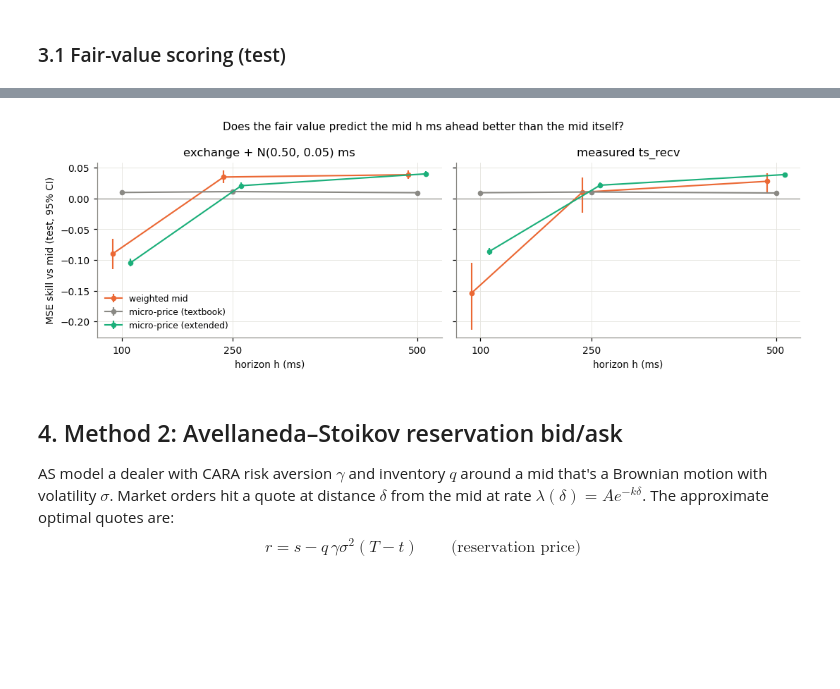
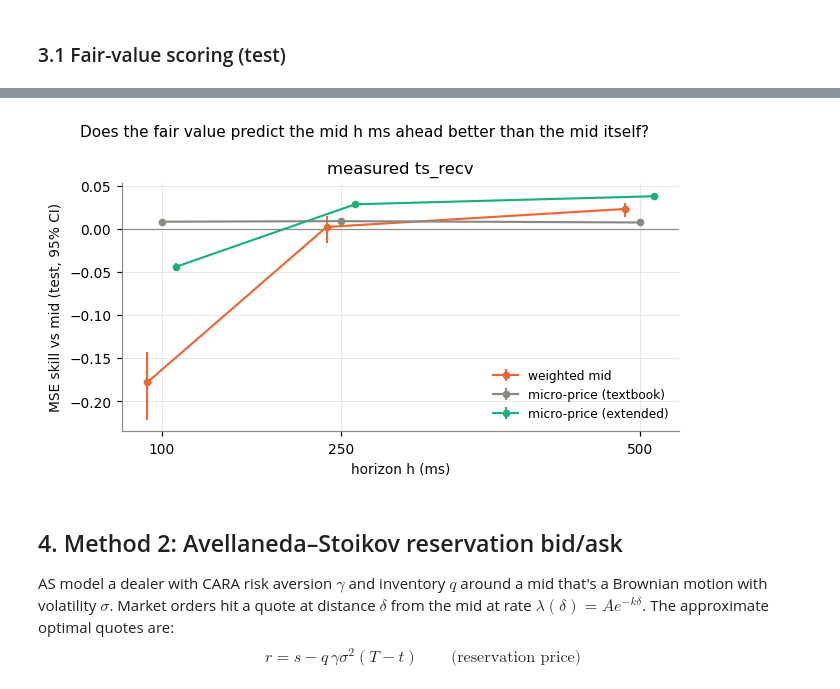
Before and after one commit to aliquid-novi/crypto_research, a Jupyter notebook: hl_mm_baseline.ipynb, the cells around one changed output, grey strips where cells are left out. Drawn from its saved outputs; the diff is of its cells as text; code cells hidden in the pictures; blank space fills up the shorter version.

```diff
--- a/hl_mm_baseline.ipynb
+++ b/hl_mm_baseline.ipynb
@@ -97,15 +109,13 @@ MAX_L1_GAP_MS = 30_000      # ASSUMPTION: no HL bbo update for this symbol for 3
 MAX_TR_GAP_MS = 120_000     # ASSUMPTION: no HL trade for 2 min = trade feed hole (normal rate ~1.6/s)
 MIN_SEG_MS = 10 * 60_000    # ASSUMPTION: ignore covered segments shorter than 10 min
 
-# --- latency scenarios (clock in which "known" and "live" are measured) ---
-# exchange: an event at exchange time t is known at t + L_feed; a quote decided at tau is live from tau + L_order.
-# recv:     everything on the VM clock; the book is known when it arrives (ts_recv); fills are judged on trade arrival.
-SCENARIOS = {
-    "exchange + N(0.50, 0.05) ms": dict(clock="exch", feed=(0.50, 0.05), order=(0.50, 0.05)),  # Mark's figure; ASSUMPTION: same for order entry
-    "measured ts_recv": dict(clock="recv", order_delay_ms=0.0),
-    # ASSUMPTION: in the recv scenario a quote can be hit by trades *received* after the decision, i.e. order-entry
-    # latency = 0 on top of the feed delay. That's optimistic; raise order_delay_ms to test it.
-}
+# --- clock / latency ---
+# Everything is on the VM clock: the book is known when it arrives (ts_recv), and fills are judged on trade arrival.
+ORDER_DELAY_MS = 0.0   # ASSUMPTION: a quote can be hit by trades *received* right after the decision. Trades arrive ~300 ms
+                       # after they execute, so at 0 the quote is filled by trades that happened before it was sent
+                       # (infeasible). A feasible value is >= feed lag + order entry; Mark to choose.
+SCENARIOS = {"measured ts_recv": dict(clock="recv", order_delay_ms=ORDER_DELAY_MS)}
+REF = "measured ts_recv"   # the scenario the plots use
 
 # --- fair value (microprice) ---
 FV_HORIZONS_MS = [100, 250, 500]   # the MFT window you asked for
@@ -406,5 +402,5 @@ for nm, mps in MP.items():
 # %%
-v0 = VIEWS["exchange + N(0.50, 0.05) ms"]
+v0 = VIEWS[REF]
 centres = (np.arange(N_IMB) + 0.5) / N_IMB
 # realised mean mid change h ms ahead, by state, on TRAIN (what the fair values are trying to anticipate)
 g_tr, _ = grid(T0, T_SPLIT, 100, pad=500)
@@ -423,6 +419,6 @@ for j in range(2):
     ax[j].set(title=f"spread = {s} tick{'s' if s > 1 else ''}", xlabel="imbalance I = Qb / (Qb + Qa)")
 ax[0].set_ylabel("adjustment to mid (ticks)")
 ax[0].legend(frameon=False, fontsize=7)
-fig.suptitle(f"{SYMBOL}: fair-value adjustment vs imbalance (train, exchange clock)", fontsize=10)
+fig.suptitle(f"{SYMBOL}: fair-value adjustment vs imbalance (train, VM clock)", fontsize=10)
 plt.tight_layout(); plt.show()
 # %% [output]
@@ -488,19 +480,20 @@ fv_tab
 # %%
-fig, ax = plt.subplots(1, len(VIEWS), figsize=(10, 3.4), sharey=True)
+fig, ax = plt.subplots(1, len(VIEWS), figsize=(6, 3.4), sharey=True, squeeze=False)
+ax = ax[0]
 for a_, nm in zip(ax, VIEWS):
     for j, (fv, col) in enumerate(zip(FV_NAMES[1:], [C2, C_MUTED, C3])):
         sub = fv_tab.xs((nm, fv), level=("scenario", "fair value")).sort_index()
         x = np.array(FV_HORIZONS_MS) + (j - 1) * 12
         a_.errorbar(x, sub["skill vs mid"], yerr=[sub["skill vs mid"] - sub["skill CI lo"], sub["skill CI hi"] - sub["skill vs mid"]],
                     fmt="o-", color=col, ms=4, lw=1.4, capsize=0, label=fv)
     a_.axhline(0, color=C_MUTED, lw=0.8)
     a_.set(title=nm, xlabel="horizon h (ms)", xticks=FV_HORIZONS_MS)
 ax[0].set_ylabel("MSE skill vs mid (test, 95% CI)")
 ax[0].legend(frameon=False, fontsize=8)
 fig.suptitle("Does the fair value predict the mid h ms ahead better than the mid itself?", fontsize=10)
 plt.tight_layout(); plt.show()
 # %% [output]
-[figure, old version]
+[figure, new version]
 # %% [markdown]
 ## 4. Method 2: Avellaneda–Stoikov reservation bid/ask
 
```
Also changed, not shown: parts of 19 cells of this notebook, 39 other files.
